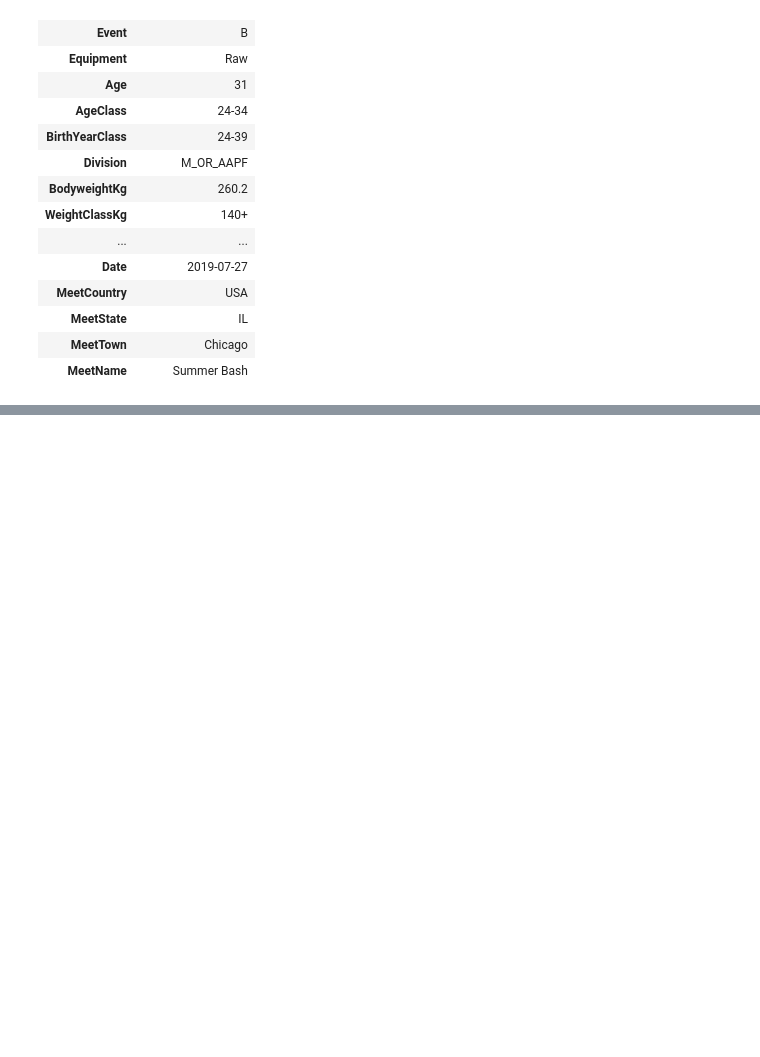
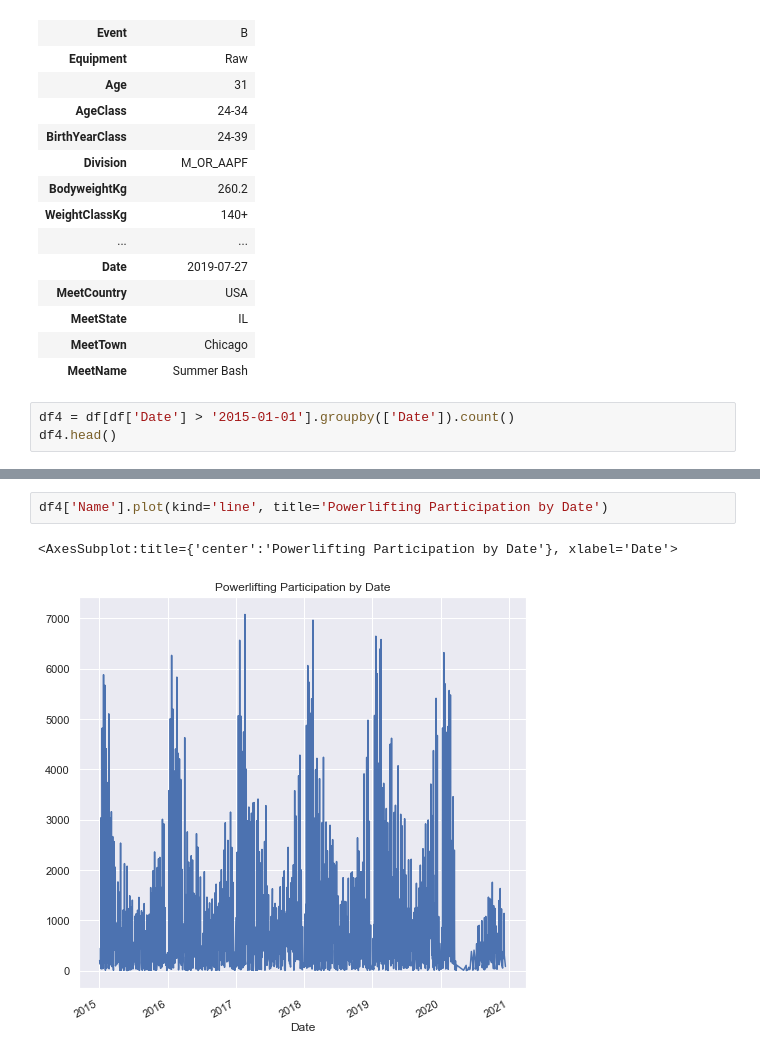
Before and after one commit to mmautner/open-powerlifting-analysis-ipynb, a Jupyter notebook: OpenPowerliftingAnalysis.ipynb, the cells around one changed output, grey strips where cells are left out. Saved outputs shown, nothing was run; the diff lists cells and outputs as text; blank space fills up the shorter version.

```diff
--- a/OpenPowerliftingAnalysis.ipynb
+++ b/OpenPowerliftingAnalysis.ipynb
@@ -154,3 +155,6 @@ df[df['BodyweightKg'] == df['BodyweightKg'].max()].T
 | MeetState | IL |
 | MeetTown | Chicago |
 | MeetName | Summer Bash |
+# %%
+df4 = df[df['Date'] > '2015-01-01'].groupby(['Date']).count()
+df4.head()
@@ -156,0 +170,5 @@ df[df['BodyweightKg'] == df['BodyweightKg'].max()].T
+# %%
+df4['Name'].plot(kind='line', title='Powerlifting Participation by Date')
+# %% [output]
+<AxesSubplot:title={'center':'Powerlifting Participation by Date'}, xlabel='Date'>
+[figure, added]
```
Also changed, not shown: parts of 4 cells of this notebook, 1 other file.
